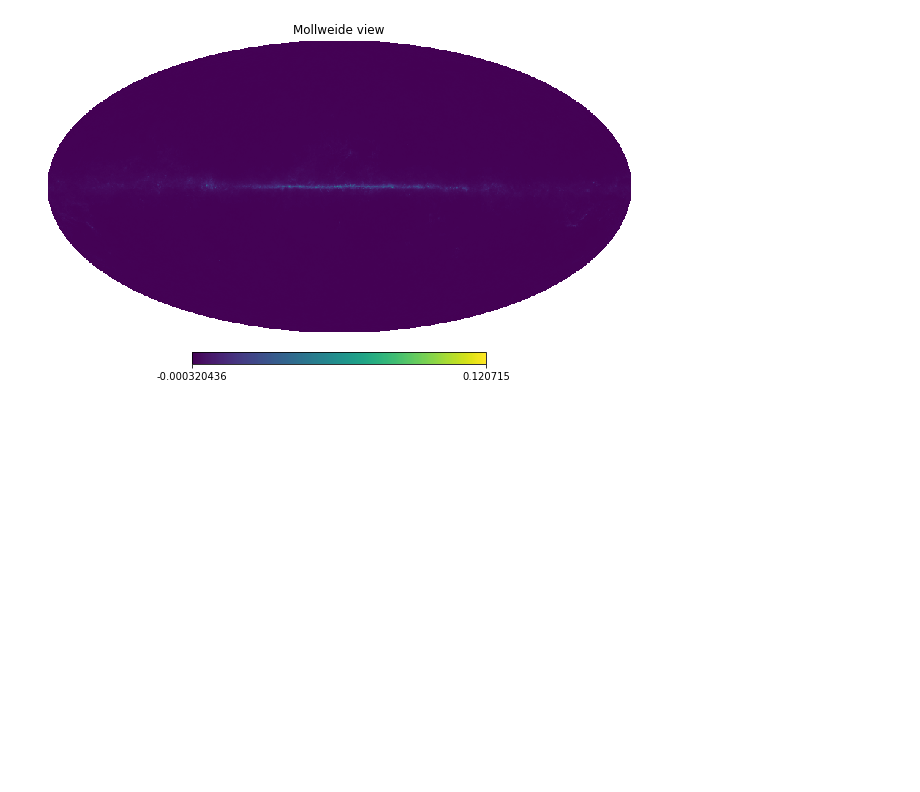
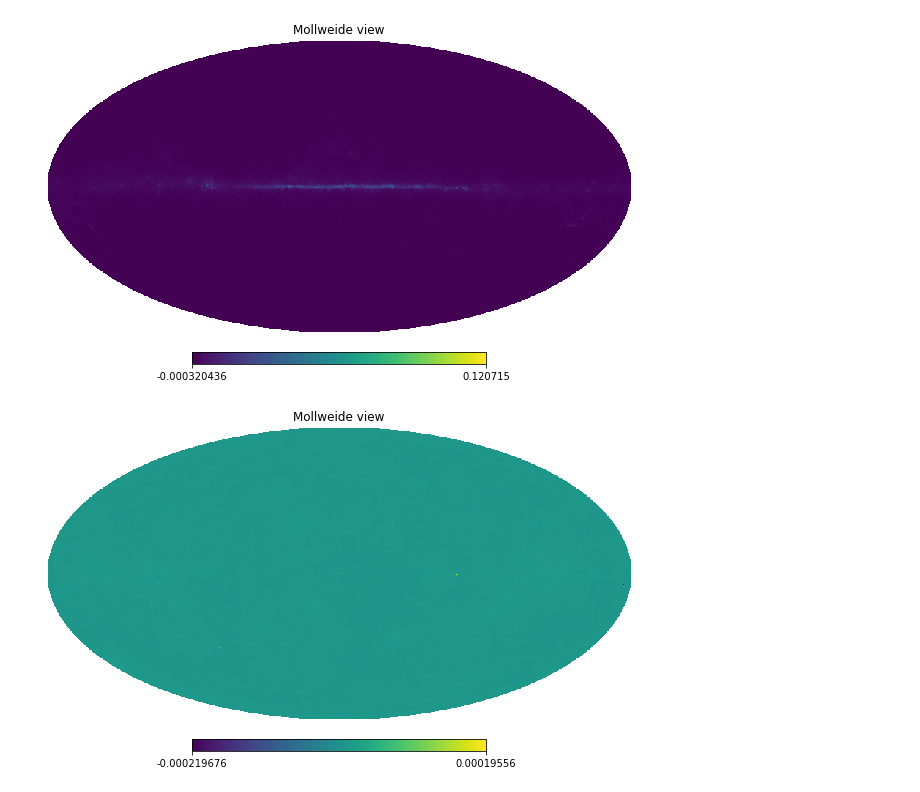
Before and after one commit to samgagnon/data-final, a Jupyter notebook: CMB_Map.ipynb, the cells around one changed output. Saved outputs shown, nothing was run; the diff lists cells and outputs as text; code cells hidden in the pictures; blank space fills up the shorter version.

```diff
--- a/CMB_Map.ipynb
+++ b/CMB_Map.ipynb
@@ -57,0 +86,12 @@ hp.mollview(planck217, nest=False)
+# %%
+H = get_H()
+# %%
+e = np.ones(len(map_array))
+# %%
+w = (np.linalg.inv(H)@e) / (e.T@H@e)
+# %%
+opt_map = map_sum(w)
+# %%
+hp.mollview(opt_map, nest=False)
+# %% [output]
+[figure, added]
```
Also changed, not shown: parts of 5 cells of this notebook.
